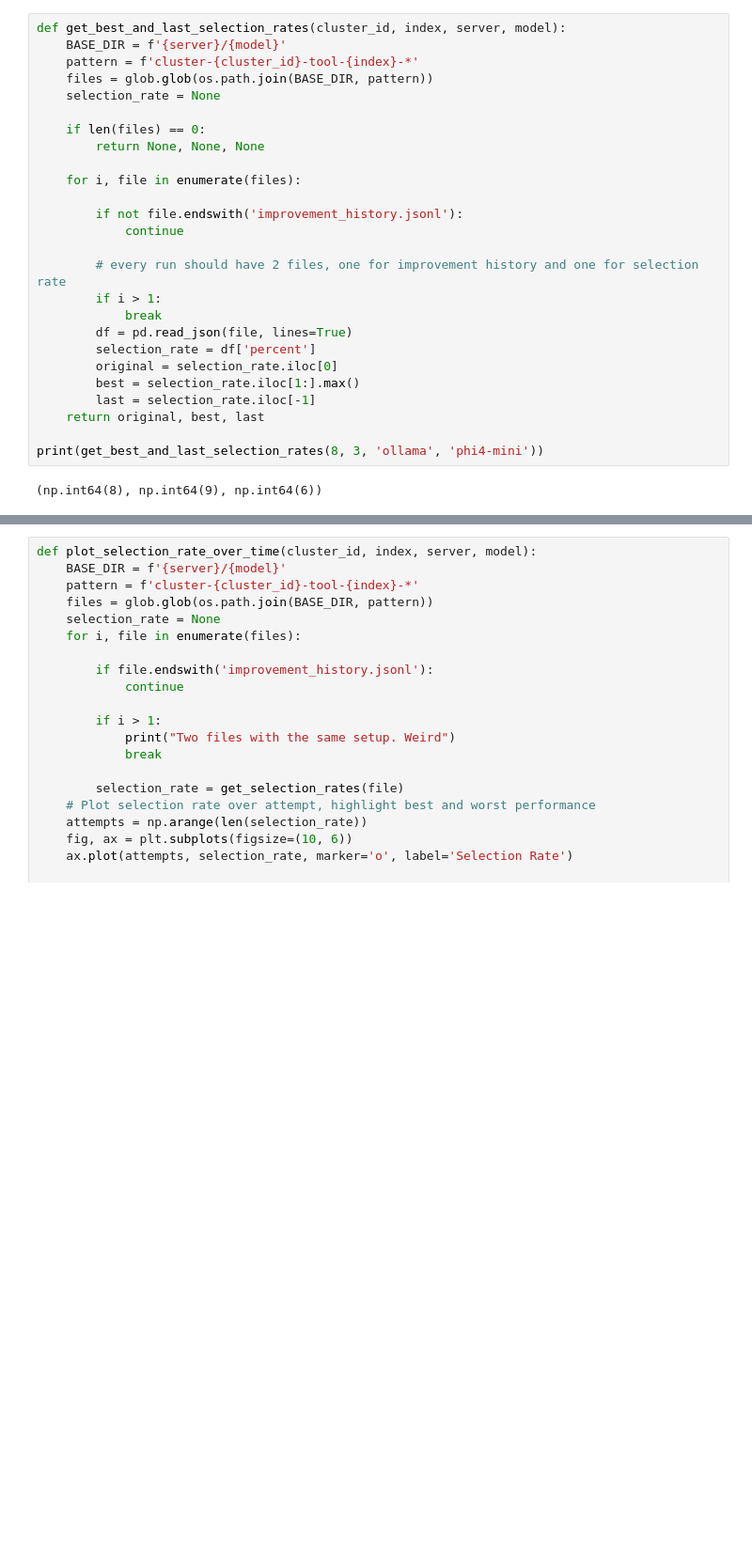
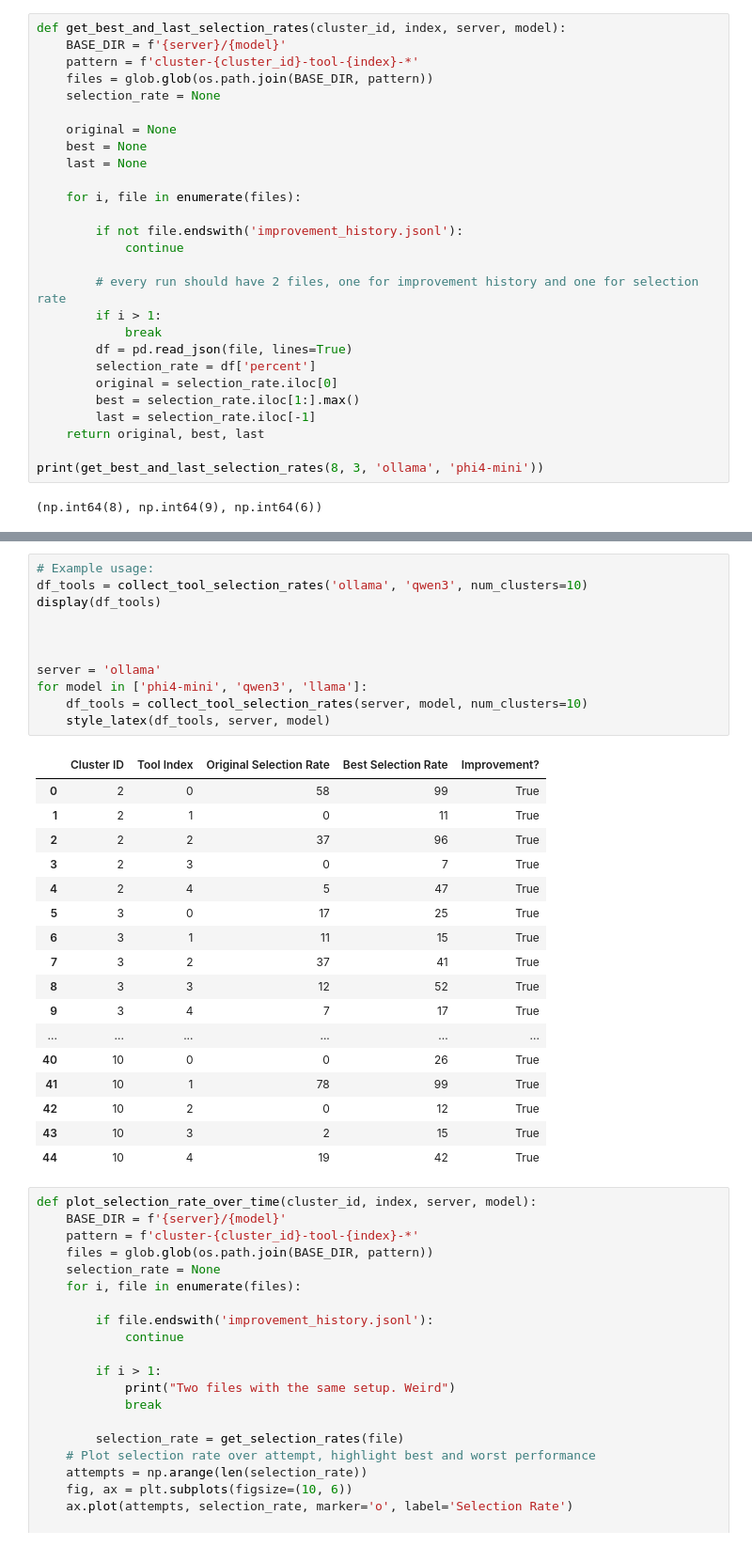
Before and after one commit to j-sneh/thesis-experiments, a Jupyter notebook: results/cluster-analysis.ipynb, the cells around one changed output, grey strips where cells are left out. Shown at 94% size. Drawn from its saved outputs; the diff is of its cells as text; blank space fills up the shorter version.

```diff
--- a/results/cluster-analysis.ipynb
+++ b/results/cluster-analysis.ipynb
@@ -194,8 +194,9 @@ def get_best_and_last_selection_rates(cluster_id, index, server, model):
     files = glob.glob(os.path.join(BASE_DIR, pattern))
     selection_rate = None
 
-    if len(files) == 0:
-        return None, None, None
+    original = None
+    best = None
+    last = None
 
     for i, file in enumerate(files):
 
@@ -367,3 +318,32 @@ Error: local variable 'original' referenced before assignment
+# %%
+# Example usage:
+df_tools = collect_tool_selection_rates('ollama', 'qwen3', num_clusters=10)
+display(df_tools)
+
+
+
+server = 'ollama'
+for model in ['phi4-mini', 'qwen3', 'llama']:
+    df_tools = collect_tool_selection_rates(server, model, num_clusters=10)
+    style_latex(df_tools, server, model)
+# %% [output]
+|  | Cluster ID | Tool Index | Original Selection Rate | Best Selection Rate | Improvement? |
+| 0 | 2 | 0 | 58 | 99 | True |
+| 1 | 2 | 1 | 0 | 11 | True |
+| 2 | 2 | 2 | 37 | 96 | True |
+| 3 | 2 | 3 | 0 | 7 | True |
+| 4 | 2 | 4 | 5 | 47 | True |
+| 5 | 3 | 0 | 17 | 25 | True |
+| 6 | 3 | 1 | 11 | 15 | True |
+| 7 | 3 | 2 | 37 | 41 | True |
+| 8 | 3 | 3 | 12 | 52 | True |
+| 9 | 3 | 4 | 7 | 17 | True |
+| ... | ... | ... | ... | ... | ... |
+| 40 | 10 | 0 | 0 | 26 | True |
+| 41 | 10 | 1 | 78 | 99 | True |
+| 42 | 10 | 2 | 0 | 12 | True |
+| 43 | 10 | 3 | 2 | 15 | True |
+| 44 | 10 | 4 | 19 | 42 | True |
 # %%
 def plot_selection_rate_over_time(cluster_id, index, server, model):
     BASE_DIR = f'{server}/{model}'
```
Also changed, not shown: parts of 1 cell of this notebook.
